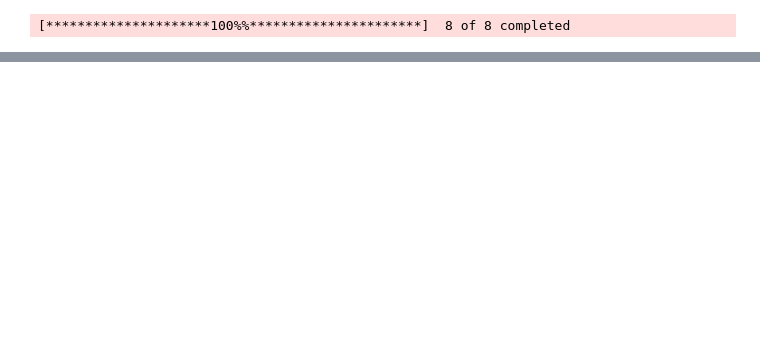
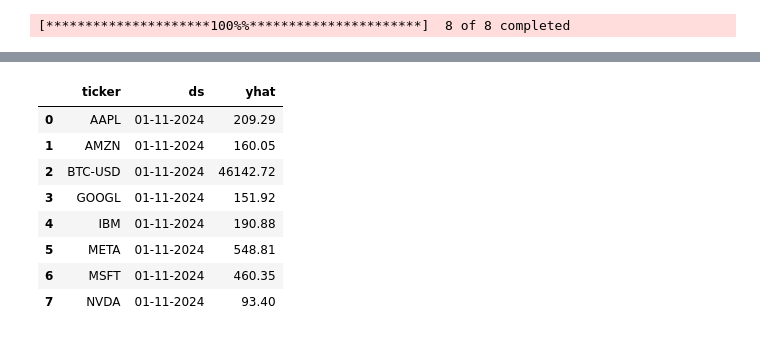
Before and after one commit to marcosherediapimienta/GenerativeAI_TimeSeries, a Jupyter notebook: Prophet_model_monthly(h=1).ipynb, the cells around one changed output, grey strips where cells are left out. Cells and saved outputs as stored; diff of their text form; code cells hidden in the pictures; blank space fills up the shorter version.

```diff
--- a/Prophet_model_monthly(h=1).ipynb
+++ b/Prophet_model_monthly(h=1).ipynb
@@ -162,6 +160,18 @@ forecast_result_list = [item for item in forecast_result_list if item is not Non
 # Crear los dataframes pandas de los resultados
 modelo_precision_forecast = pd.DataFrame(modelo_precision_forecast_list)
 forecast_result = pd.DataFrame(forecast_result_list)
+# %%
+forecast_result
+# %% [output]
+|  | ticker | ds | yhat |
+| 0 | AAPL | 01-11-2024 | 209.29 |
+| 1 | AMZN | 01-11-2024 | 160.05 |
+| 2 | BTC-USD | 01-11-2024 | 46142.72 |
+| 3 | GOOGL | 01-11-2024 | 151.92 |
+| 4 | IBM | 01-11-2024 | 190.88 |
+| 5 | META | 01-11-2024 | 548.81 |
+| 6 | MSFT | 01-11-2024 | 460.35 |
+| 7 | NVDA | 01-11-2024 | 93.40 |
 # %%
 modelo_precision_forecast
 # %% [output]
```
Also changed, not shown: parts of 5 cells of this notebook, 10 other files.
